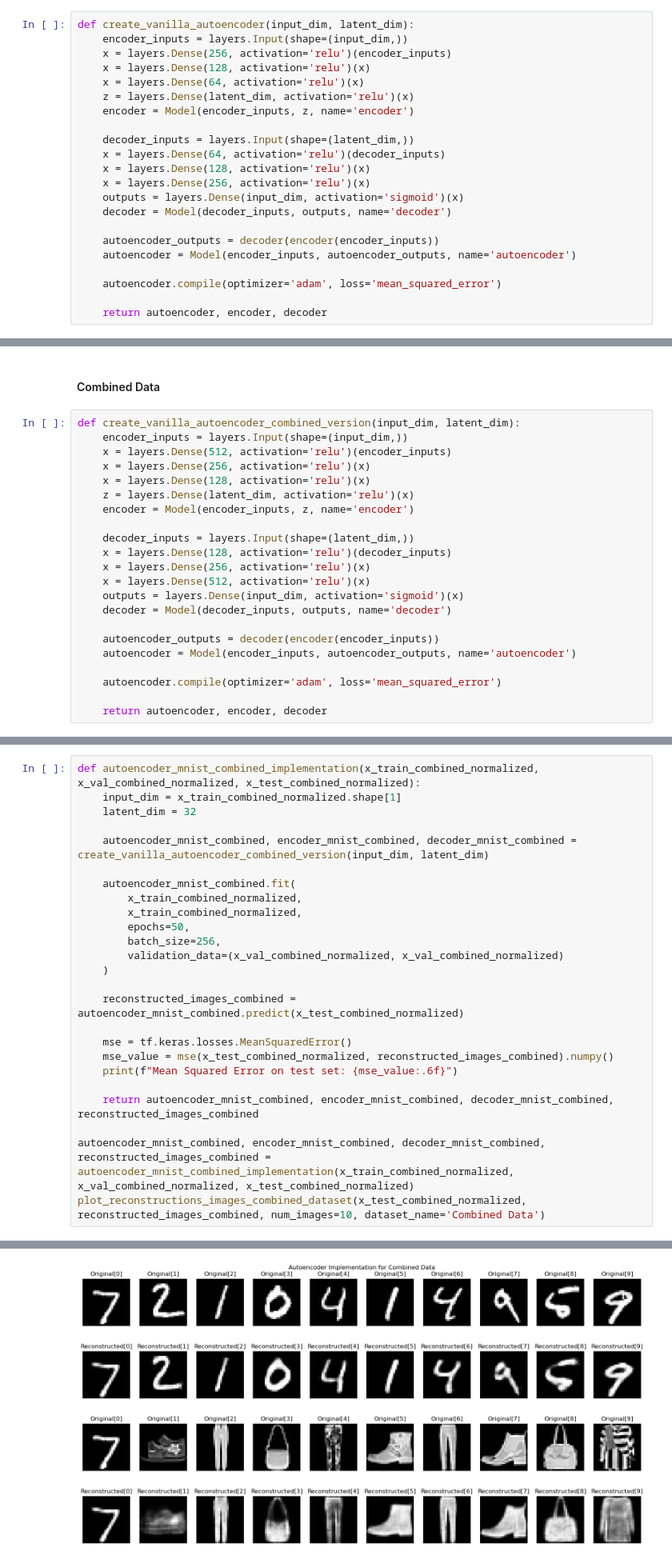
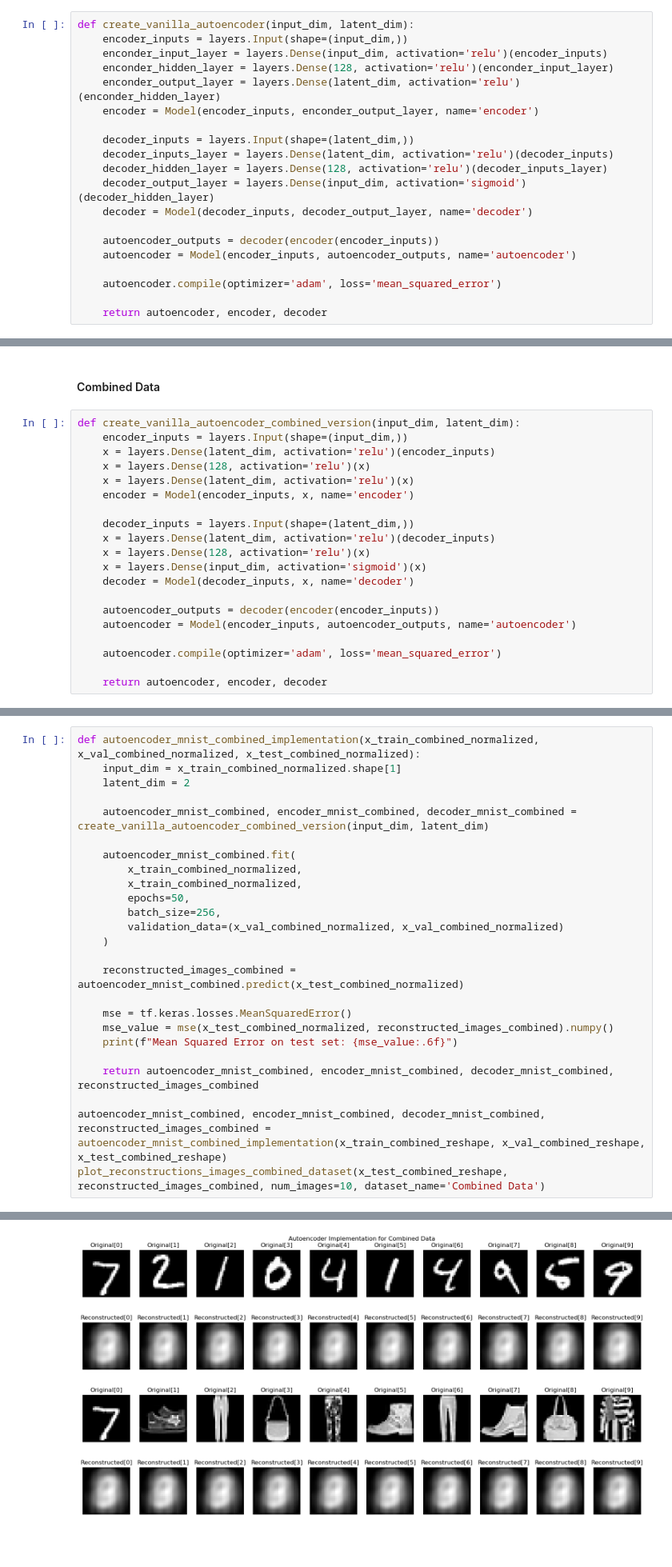
Before and after one commit to NolanMM/PROG74000-25W-Sec1-Applications-of-Artificial-Intelligence-and-Machine-Learning, a Jupyter notebook: Deep_Learning/Assignments/Vanila_Encoder.ipynb, the cells around one changed output, grey strips where cells are left out. Shown at 80% size. Saved outputs shown, nothing was run; the diff lists cells and outputs as text.

Commit message:
Add Fix Models

```diff
--- a/Deep_Learning/Assignments/Vanila_Encoder.ipynb
+++ b/Deep_Learning/Assignments/Vanila_Encoder.ipynb
@@ -199,18 +199,16 @@ dict_labels_fminst
 # %%
 def create_vanilla_autoencoder(input_dim, latent_dim):
     encoder_inputs = layers.Input(shape=(input_dim,))
-    x = layers.Dense(256, activation='relu')(encoder_inputs)
-    x = layers.Dense(128, activation='relu')(x)
-    x = layers.Dense(64, activation='relu')(x)
-    z = layers.Dense(latent_dim, activation='relu')(x)
-    encoder = Model(encoder_inputs, z, name='encoder')
+    enconder_input_layer = layers.Dense(input_dim, activation='relu')(encoder_inputs)
+    enconder_hidden_layer = layers.Dense(128, activation='relu')(enconder_input_layer)
+    enconder_output_layer = layers.Dense(latent_dim, activation='relu')(enconder_hidden_layer)
+    encoder = Model(encoder_inputs, enconder_output_layer, name='encoder')
 
     decoder_inputs = layers.Input(shape=(latent_dim,))
-    x = layers.Dense(64, activation='relu')(decoder_inputs)
-    x = layers.Dense(128, activation='relu')(x)
-    x = layers.Dense(256, activation='relu')(x)
-    outputs = layers.Dense(input_dim, activation='sigmoid')(x)
-    decoder = Model(decoder_inputs, outputs, name='decoder')
+    decoder_inputs_layer = layers.Dense(latent_dim, activation='relu')(decoder_inputs)
+    decoder_hidden_layer = layers.Dense(128, activation='relu')(decoder_inputs_layer)
+    decoder_output_layer = layers.Dense(input_dim, activation='sigmoid')(decoder_hidden_layer)
+    decoder = Model(decoder_inputs, decoder_output_layer, name='decoder')
 
     autoencoder_outputs = decoder(encoder(encoder_inputs))
     autoencoder = Model(encoder_inputs, autoencoder_outputs, name='autoencoder')
@@ -333,18 +331,16 @@ Mean Squared Error on test set: 0.011158
 # %%
 def create_vanilla_autoencoder_combined_version(input_dim, latent_dim):
     encoder_inputs = layers.Input(shape=(input_dim,))
-    x = layers.Dense(512, activation='relu')(encoder_inputs)
-    x = layers.Dense(256, activation='relu')(x)
+    x = layers.Dense(latent_dim, activation='relu')(encoder_inputs)
     x = layers.Dense(128, activation='relu')(x)
-    z = layers.Dense(latent_dim, activation='relu')(x)
-    encoder = Model(encoder_inputs, z, name='encoder')
+    x = layers.Dense(latent_dim, activation='relu')(x)
+    encoder = Model(encoder_inputs, x, name='encoder')
 
     decoder_inputs = layers.Input(shape=(latent_dim,))
-    x = layers.Dense(128, activation='relu')(decoder_inputs)
-    x = layers.Dense(256, activation='relu')(x)
-    x = layers.Dense(512, activation='relu')(x)
-    outputs = layers.Dense(input_dim, activation='sigmoid')(x)
-    decoder = Model(decoder_inputs, outputs, name='decoder')
+    x = layers.Dense(latent_dim, activation='relu')(decoder_inputs)
+    x = layers.Dense(128, activation='relu')(x)
+    x = layers.Dense(input_dim, activation='sigmoid')(x)
+    decoder = Model(decoder_inputs, x, name='decoder')
 
     autoencoder_outputs = decoder(encoder(encoder_inputs))
     autoencoder = Model(encoder_inputs, autoencoder_outputs, name='autoencoder')
@@ -383,7 +379,7 @@ def plot_reconstructions_images_combined_dataset(original_images, reconstructed_
 # %%
 def autoencoder_mnist_combined_implementation(x_train_combined_normalized, x_val_combined_normalized, x_test_combined_normalized):
     input_dim = x_train_combined_normalized.shape[1]
-    latent_dim = 32
+    latent_dim = 2
 
     autoencoder_mnist_combined, encoder_mnist_combined, decoder_mnist_combined = create_vanilla_autoencoder_combined_version(input_dim, latent_dim)
 
@@ -403,7 +399,7 @@ def autoencoder_mnist_combined_implementation(x_train_combined_normalized, x_val
 
     return autoencoder_mnist_combined, encoder_mnist_combined, decoder_mnist_combined, reconstructed_images_combined
 
-autoencoder_mnist_combined, encoder_mnist_combined, decoder_mnist_combined, reconstructed_images_combined = autoencoder_mnist_combined_implementation(x_train_combined_normalized, x_val_combined_normalized, x_test_combined_normalized)
-plot_reconstructions_images_combined_dataset(x_test_combined_normalized, reconstructed_images_combined, num_images=10, dataset_name='Combined Data')
+autoencoder_mnist_combined, encoder_mnist_combined, decoder_mnist_combined, reconstructed_images_combined = autoencoder_mnist_combined_implementation(x_train_combined_reshape, x_val_combined_reshape, x_test_combined_reshape)
+plot_reconstructions_images_combined_dataset(x_test_combined_reshape, reconstructed_images_combined, num_images=10, dataset_name='Combined Data')
 # %% [output]
 Epoch 1/50
@@ -426 +422 @@ Mean Squared Error on test set: 0.008659
-[figure, old version]
+[figure, new version]
```
Also changed, not shown: parts of 29 cells of this notebook, 1 other file.
